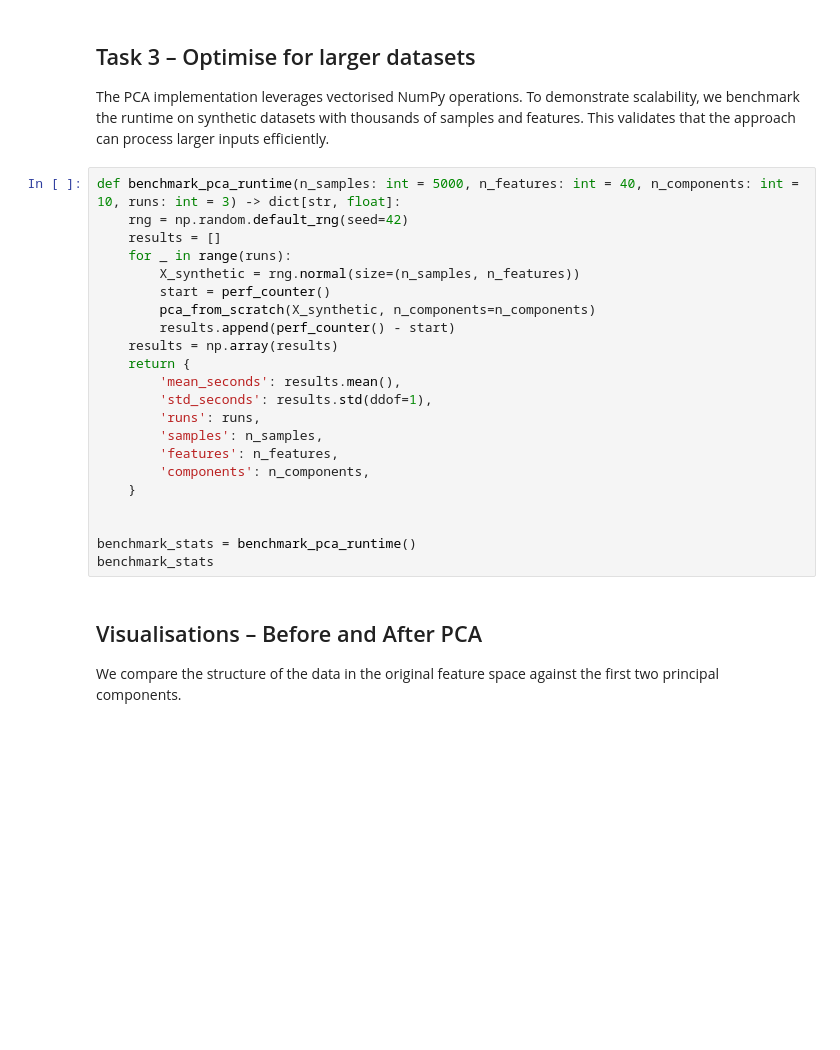
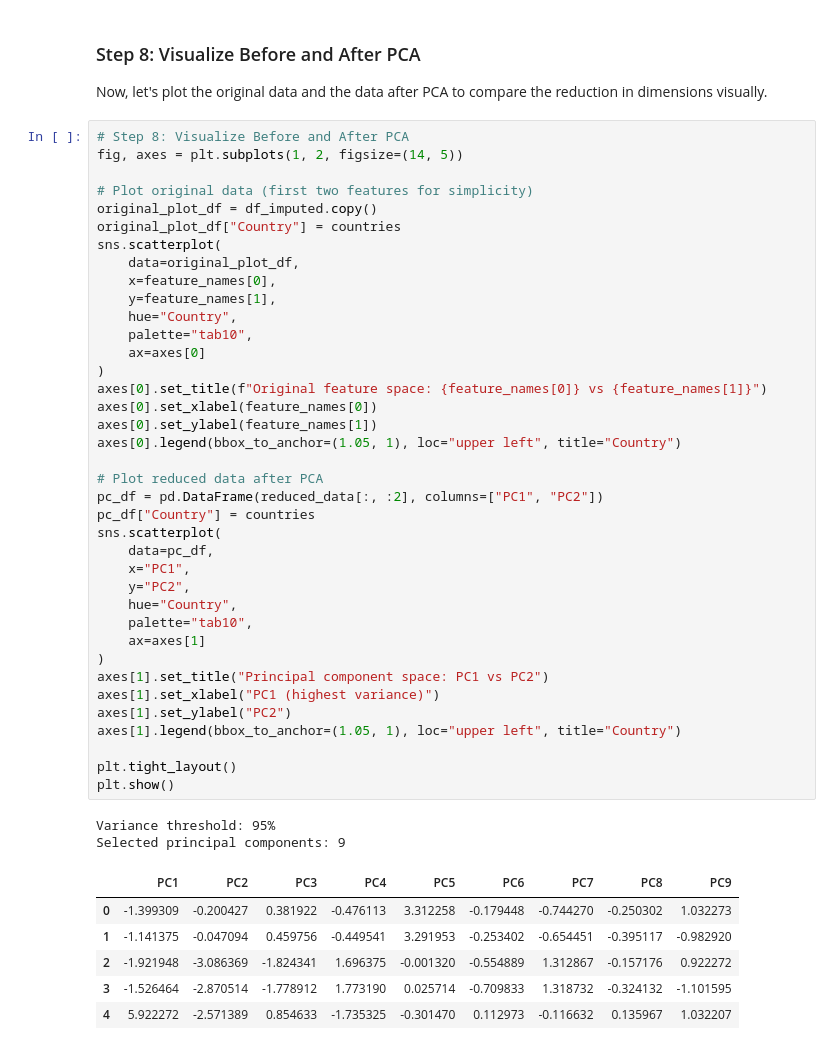
Before and after one commit to Miranics/PCA-Formative-Assignment, a Jupyter notebook: notebooks/pca_formative_assignment.ipynb, the cells around one changed output. Drawn from its saved outputs; the diff is of its cells as text; blank space fills up the shorter version.

```diff
--- a/notebooks/pca_formative_assignment.ipynb
+++ b/notebooks/pca_formative_assignment.ipynb
@@ -143,28 +195,50 @@ ax.legend()
-# %% [markdown]
-## Task 3 – Optimise for larger datasets
-The PCA implementation leverages vectorised NumPy operations. To demonstrate scalability, we benchmark the runtime on synthetic datasets with thousands of samples and features. This validates that the approach can process larger inputs efficiently.
+# %% [markdown]
+### Step 8: Visualize Before and After PCA
+Now, let's plot the original data and the data after PCA to compare the reduction in dimensions visually.
 # %%
-def benchmark_pca_runtime(n_samples: int = 5000, n_features: int = 40, n_components: int = 10, runs: int = 3) -> dict[str, float]:
-    rng = np.random.default_rng(seed=42)
-    results = []
-    for _ in range(runs):
-        X_synthetic = rng.normal(size=(n_samples, n_features))
-        start = perf_counter()
-        pca_from_scratch(X_synthetic, n_components=n_components)
-        results.append(perf_counter() - start)
-    results = np.array(results)
-    return {
-        'mean_seconds': results.mean(),
-        'std_seconds': results.std(ddof=1),
-        'runs': runs,
-        'samples': n_samples,
-        'features': n_features,
-        'components': n_components,
-    }
+# Step 8: Visualize Before and After PCA
+fig, axes = plt.subplots(1, 2, figsize=(14, 5))
 
+# Plot original data (first two features for simplicity)
+original_plot_df = df_imputed.copy()
+original_plot_df["Country"] = countries
+sns.scatterplot(
+    data=original_plot_df,
+    x=feature_names[0],
+    y=feature_names[1],
+    hue="Country",
+    palette="tab10",
+    ax=axes[0]
+)
+axes[0].set_title(f"Original feature space: {feature_names[0]} vs {feature_names[1]}")
+axes[0].set_xlabel(feature_names[0])
+axes[0].set_ylabel(feature_names[1])
+axes[0].legend(bbox_to_anchor=(1.05, 1), loc="upper left", title="Country")
 
-benchmark_stats = benchmark_pca_runtime()
-benchmark_stats
+# Plot reduced data after PCA
+pc_df = pd.DataFrame(reduced_data[:, :2], columns=["PC1", "PC2"])
+pc_df["Country"] = countries
+sns.scatterplot(
+    data=pc_df,
+    x="PC1",
+    y="PC2",
+    hue="Country",
+    palette="tab10",
+    ax=axes[1]
+)
+axes[1].set_title("Principal component space: PC1 vs PC2")
+axes[1].set_xlabel("PC1 (highest variance)")
+axes[1].set_ylabel("PC2")
+axes[1].legend(bbox_to_anchor=(1.05, 1), loc="upper left", title="Country")
+
+plt.tight_layout()
+plt.show()
+# %% [output]
+Variance threshold: 95%
+Selected principal components: 9
+|  | PC1 | PC2 | PC3 | PC4 | PC5 | PC6 | PC7 | PC8 | PC9 |
+| 0 | -1.399309 | -0.200427 | 0.381922 | -0.476113 | 3.312258 | -0.179448 | -0.744270 | -0.250302 | 1.032273 |
+| 1 | -1.141375 | -0.047094 | 0.459756 | -0.449541 | 3.291953 | -0.253402 | -0.654451 | -0.395117 | -0.982920 |
+| 2 | -1.921948 | -3.086369 | -1.824341 | 1.696375 | -0.001320 | -0.554889 | 1.312867 | -0.157176 | 0.922272 |
+| 3 | -1.526464 | -2.870514 | -1.778912 | 1.773190 | 0.025714 | -0.709833 | 1.318732 | -0.324132 | -1.101595 |
+| 4 | 5.922272 | -2.571389 | 0.854633 | -1.735325 | -0.301470 | 0.112973 | -0.116632 | 0.135967 | 1.032207 |
-# %% [markdown]
-## Visualisations – Before and After PCA
-We compare the structure of the data in the original feature space against the first two principal components.
```
Also changed, not shown: parts of 22 cells of this notebook.
